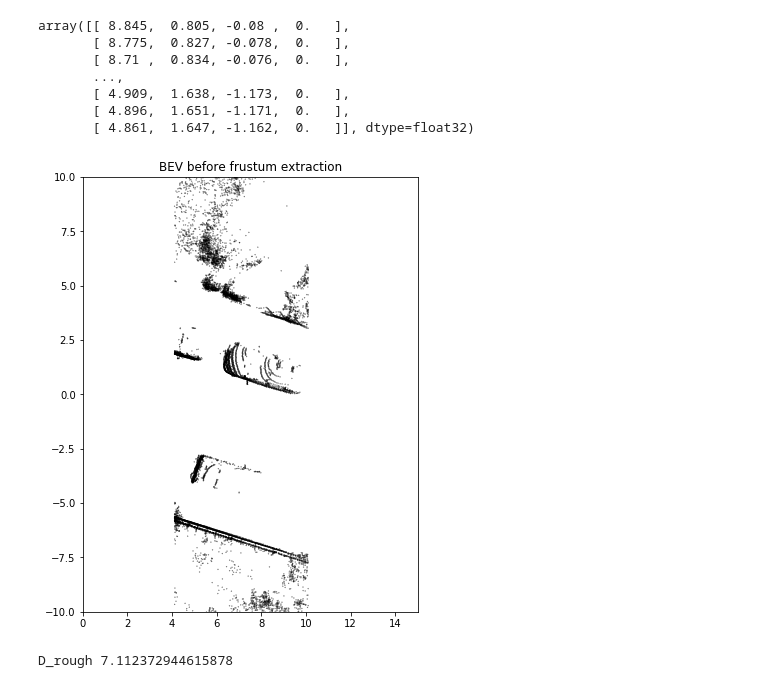
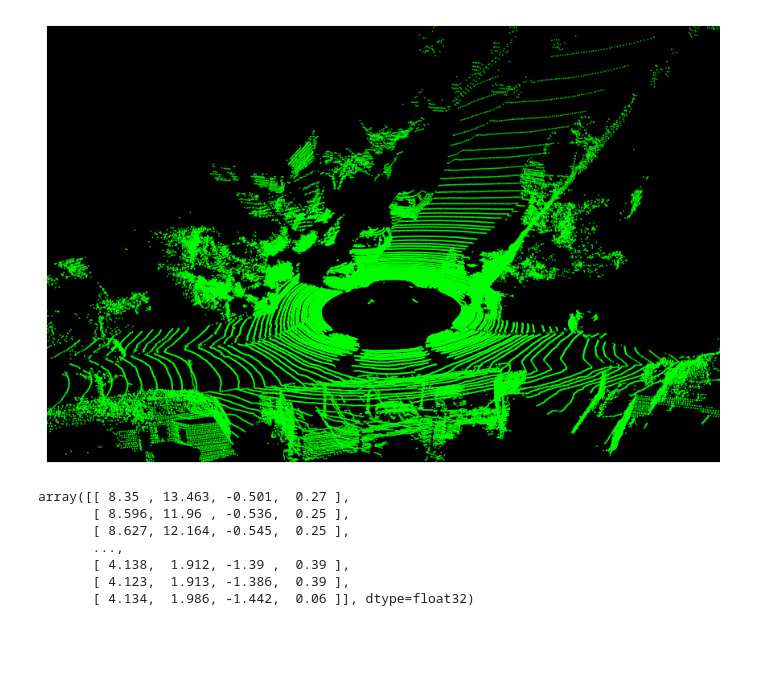
Before and after one commit to jingtianyilong/PyTorch-YOLOv3, a Jupyter notebook: Visulize BEV.ipynb, the cells around one changed output. Drawn from its saved outputs; the diff is of its cells as text; code cells hidden in the pictures; blank space fills up the shorter version.

```diff
--- a/Visulize BEV.ipynb
+++ b/Visulize BEV.ipynb
@@ -64,2 +120,6 @@ if detections[0] is not None:
+# %%
+draw3D(point_cloud,(0,1,0),(60,180))
+# %% [output]
+[figure, added]
 # %%
 for detection in detections_with_distance:
@@ -154,26 +190,12 @@ for detection in detections_with_distance:
 #         frustum_point_cloud = point_cloud[row_mask, :]
 #         frustum_point_cloud_xyz_camera = point_cloud_xyz_camera[row_mask, :]
 # %%
-point_cloud[row_mask,:]
+point_cloud
 # %% [output]
-array([[ 8.845,  0.805, -0.08 ,  0.   ],
-       [ 8.775,  0.827, -0.078,  0.   ],
-       [ 8.71 ,  0.834, -0.076,  0.   ],
+array([[ 8.35 , 13.463, -0.501,  0.27 ],
+       [ 8.596, 11.96 , -0.536,  0.25 ],
+       [ 8.627, 12.164, -0.545,  0.25 ],
        ...,
-       [ 4.909,  1.638, -1.173,  0.   ],
-       [ 4.896,  1.651, -1.171,  0.   ],
-       [ 4.861,  1.647, -1.162,  0.   ]], dtype=float32)
+       [ 4.138,  1.912, -1.39 ,  0.39 ],
+       [ 4.123,  1.913, -1.386,  0.39 ],
+       [ 4.134,  1.986, -1.442,  0.06 ]], dtype=float32)
-# %%
-f1 = plt.figure(figsize=(6, 8))
-ax1 = f1.add_subplot(111)
-ax1.scatter(point_cloud[:,0],point_cloud[:,1],
-            s=0.05, c=[1]*len(point_cloud),
-            facecolor='black', cmap='gray')
-ax1.set_title('BEV before frustum extraction')
-ax1.set_xlim(0,15)
-ax1.set_ylim(-10,10)
-plt.show()
-print('D_rough',D_rough)
-# %% [output]
-[figure, removed]
-D_rough 7.112372944615878
```
Also changed, not shown: parts of 11 cells of this notebook, 2 other files.
